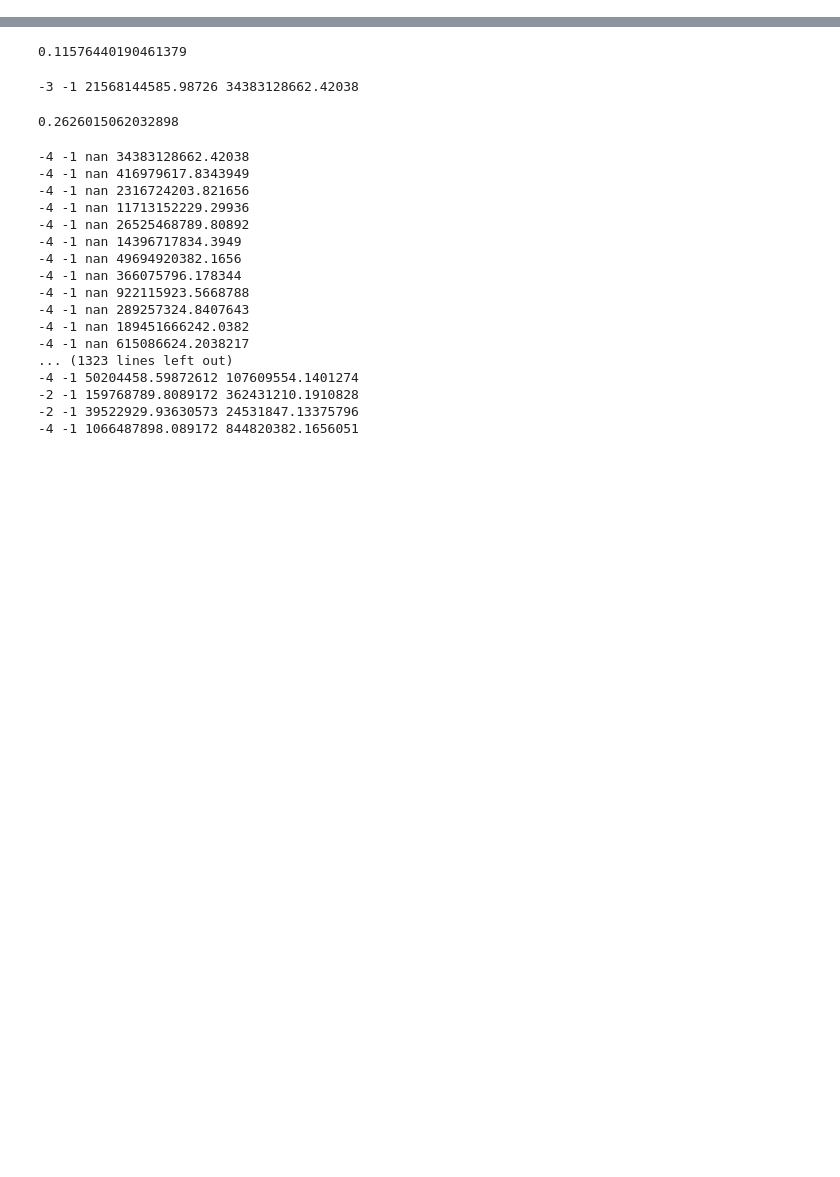
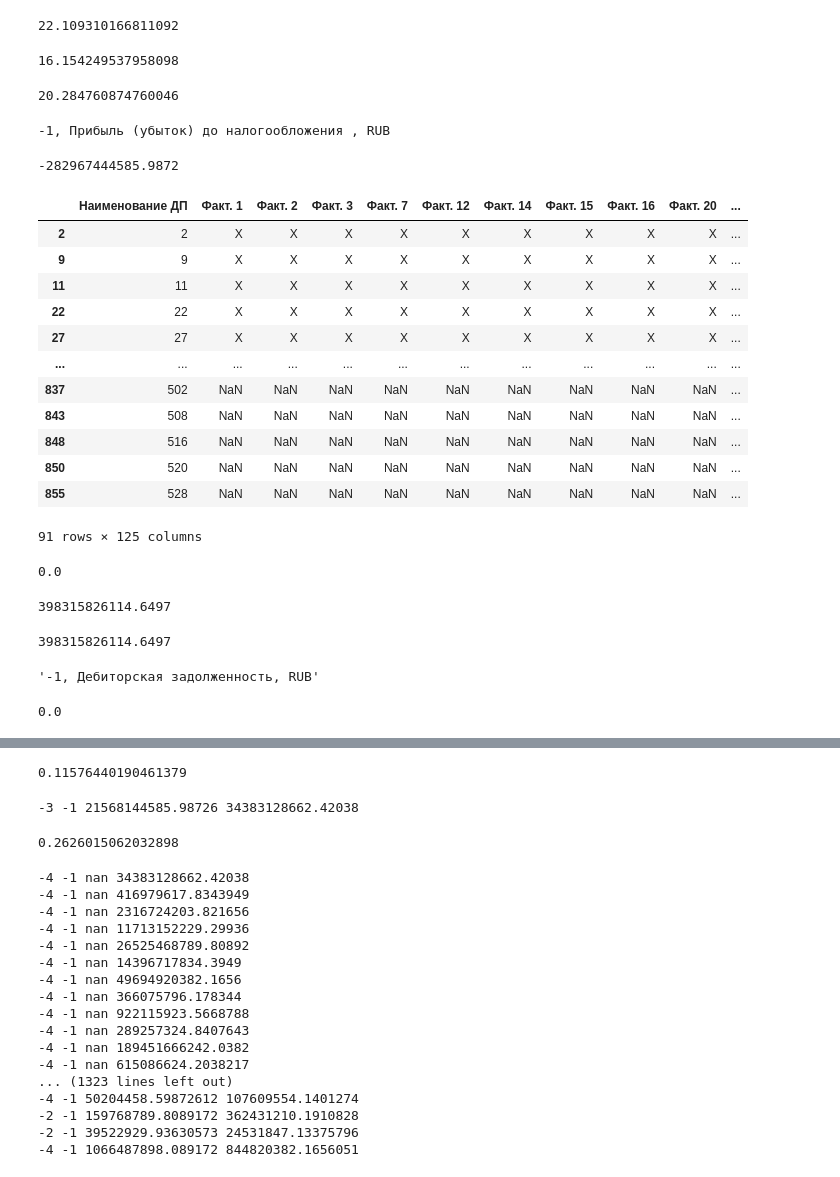
Before and after one commit to YurchenkoPO/McKinsey_Severstal_Hack_2022, a Jupyter notebook: notebooks/leha_features.ipynb, the cells around one changed output, grey strips where cells are left out. Saved outputs shown, nothing was run; the diff lists cells and outputs as text; code cells hidden in the pictures; blank space fills up the shorter version.

```diff
--- a/notebooks/leha_features.ipynb
+++ b/notebooks/leha_features.ipynb
@@ -18,0 +119,7 @@ df_2
+# %%
+for fin_feat in FINANCE_FEAT:
+    for i in range(-5, 0):
+        col_name = str(i) + ', ' + fin_feat + ', RUB'
+        if not col_name in df.columns.tolist():
+            continue
+        df['log ' + col_name] = count_log_values(df[col_name].values)
@@ -18,0 +147,66 @@ df_2
+# %%
+np.log(3_999_000_000)
+# %% [output]
+22.109310166811092
+# %%
+df['log -1, Прибыль (убыток) до налогообложения , RUB'].median()
+# %% [output]
+16.154249537958098
+# %%
+np.log(645_000_000)
+# %% [output]
+20.284760874760046
+# %%
+for i in range(-5, 0):
+    col_name = str(i) + ', ' + fin_feat + ', RUB'
+    if not col_name in df.columns.tolist():
+        continue
+    minus_mask = df[col_name] < 0
+    df['log '+ col_name] = (df[col_name].abs() + 1).lo
+    df.loc[minus_mask, 'log '+ col_name] *=
+# %%
+fin_feat = FINANCE_FEAT[14]
+col_name = str(i) + ', ' + fin_feat + ', RUB'
+print(col_name)
+df_1[col_name].min(skipna=True)
+# %% [output]
+-1, Прибыль (убыток) до налогообложения , RUB
+-282967444585.9872
+# %%
+minus_mask = df_1[col_name] < 0
+# %%
+df_1[minus_mask]
+# %% [output]
+|  | Наименование ДП | Факт. 1 | Факт. 2 | Факт. 3 | Факт. 7 | Факт. 12 | Факт. 14 | Факт. 15 | Факт. 16 | Факт. 20 | ... |
+| 2 | 2 | Х | Х | Х | Х | Х | Х | Х | Х | Х | ... |
+| 9 | 9 | Х | Х | Х | Х | Х | Х | Х | Х | Х | ... |
+| 11 | 11 | Х | Х | Х | Х | Х | Х | Х | Х | Х | ... |
+| 22 | 22 | Х | Х | Х | Х | Х | Х | Х | Х | Х | ... |
+| 27 | 27 | Х | Х | Х | Х | Х | Х | Х | Х | Х | ... |
+| ... | ... | ... | ... | ... | ... | ... | ... | ... | ... | ... | ... |
+| 837 | 502 | NaN | NaN | NaN | NaN | NaN | NaN | NaN | NaN | NaN | ... |
+| 843 | 508 | NaN | NaN | NaN | NaN | NaN | NaN | NaN | NaN | NaN | ... |
+| 848 | 516 | NaN | NaN | NaN | NaN | NaN | NaN | NaN | NaN | NaN | ... |
+| 850 | 520 | NaN | NaN | NaN | NaN | NaN | NaN | NaN | NaN | NaN | ... |
+| 855 | 528 | NaN | NaN | NaN | NaN | NaN | NaN | NaN | NaN | NaN | ... |
+91 rows × 125 columns
+# %%
+df_1[col_name].abs().min()
+# %% [output]
+0.0
+# %%
+df_1[col_name].abs().max()
+# %% [output]
+398315826114.6497
+# %%
+df_1[col_name].max()
+# %% [output]
+398315826114.6497
+# %%
+col_name
+# %% [output]
+'-1, Дебиторская задолженность, RUB'
+# %%
+df_1[col_name].min(skipna=True)
+# %% [output]
+0.0
```
Also changed, not shown: parts of 24 cells of this notebook, 1 other file.
